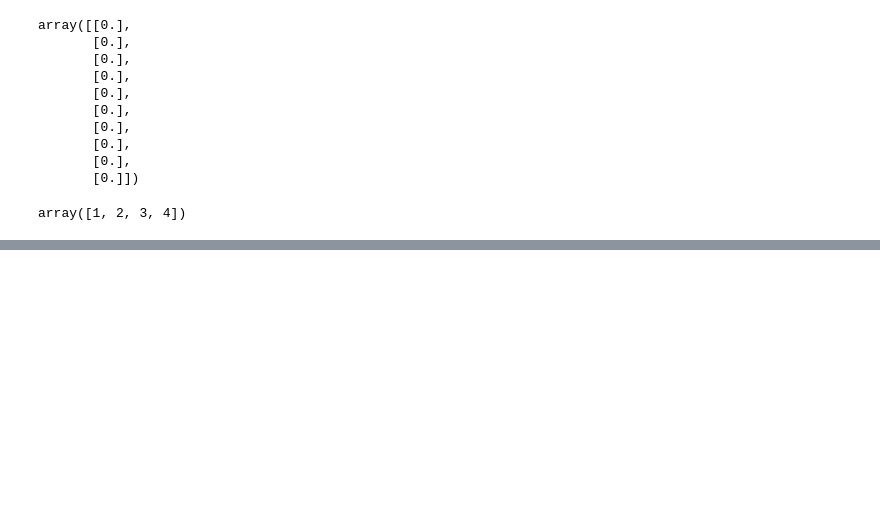
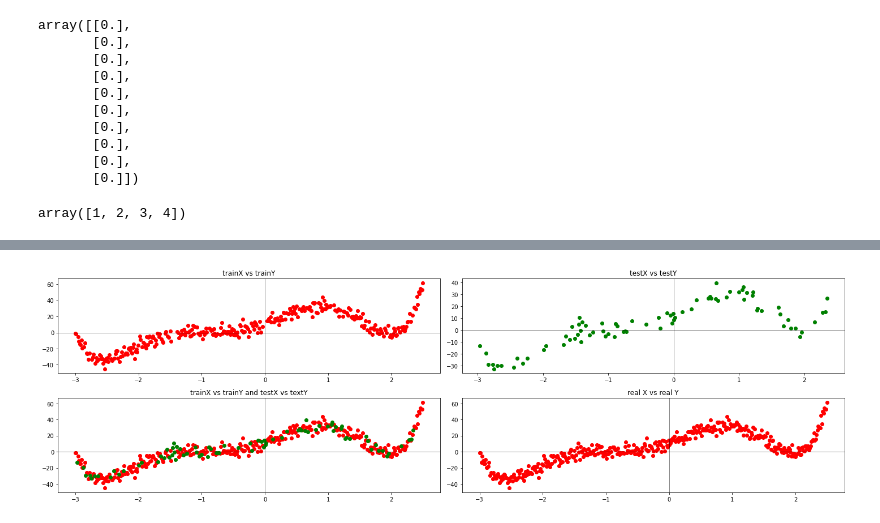
Before and after one commit to sidhant-tomar-003/polynomial-regression, a Jupyter notebook: Poly_fit_playground.ipynb, the cells around one changed output, grey strips where cells are left out. Cells and saved outputs as stored; diff of their text form; code cells hidden in the pictures; blank space fills up the shorter version.

```diff
--- a/Poly_fit_playground.ipynb
+++ b/Poly_fit_playground.ipynb
@@ -222,0 +480,31 @@ def rmse(coeffs, X, Y, st):
+# %%
+PF = PolyFitter(m = 15)
+o = PF.split_train_test(X, Y)   # testing the split train test
+fig, axes = plt.subplots(nrows=2, ncols=2, figsize=(20,6))
+
+axes[0][0].scatter(o[0], o[1], color='red')
+axes[0][0].axhline(0, color='black', linewidth=0.5)
+axes[0][0].axvline(0, color='black', linewidth=0.5)
+axes[0][0].set_title("trainX vs trainY")
+
+axes[0][1].scatter(o[2],o[3], color='green')
+axes[0][1].axhline(0, color='black', linewidth=0.5)
+axes[0][1].axvline(0, color='black', linewidth=0.5)
+axes[0][1].set_title("testX vs testY")
+
+axes[1][0].scatter(o[0], o[1], color='red')
+axes[1][0].scatter(o[2],o[3], color='green')
+axes[1][0].axhline(0, color='black', linewidth=0.5)
+axes[1][0].axvline(0, color='black', linewidth=0.5)
+axes[1][0].set_title("trainX vs trainY and testX vs textY")
+
+axes[1][1].scatter(X, Y, color='red')
+axes[1][1].axhline(0, color='black', linewidth=0.5)
+axes[1][1].axvline(0, color='black', linewidth=0.5)
+axes[1][1].set_title("real X vs real Y")
+
+plt.tight_layout()
+plt.plot()
+x = 1
+# %% [output]
+[figure, added]
```
Also changed, not shown: parts of 16 cells of this notebook, 3 other files.
